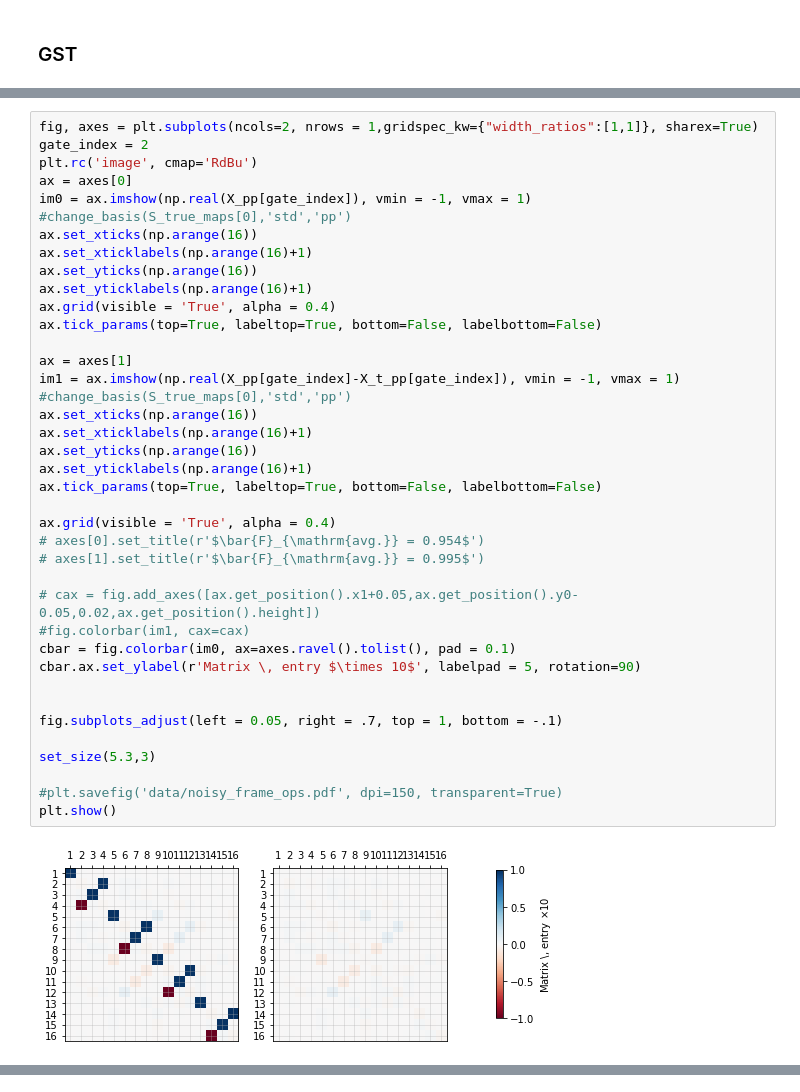
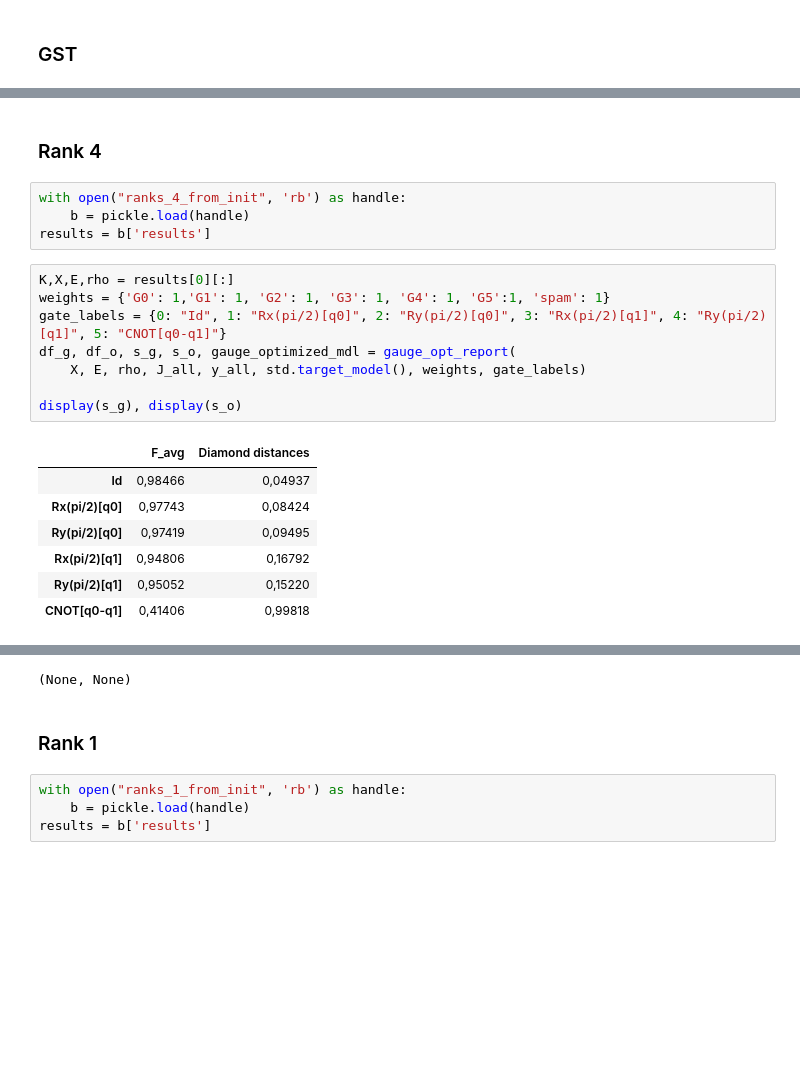
Before and after one commit to rabrie/qibocal, a Jupyter notebook: 2q_exp/2q_gst.ipynb, the cells around one changed output, grey strips where cells are left out. Saved outputs shown, nothing was run; the diff lists cells and outputs as text; blank space fills up the shorter version.

```diff
--- a/2q_exp/2q_gst.ipynb
+++ b/2q_exp/2q_gst.ipynb
@@ -194,39 +114,22 @@ display(s_g), display(s_o)
-# %%
-fig, axes = plt.subplots(ncols=2, nrows = 1,gridspec_kw={"width_ratios":[1,1]}, sharex=True)
-gate_index = 2
-plt.rc('image', cmap='RdBu')
-ax = axes[0]
-im0 = ax.imshow(np.real(X_pp[gate_index]), vmin = -1, vmax = 1) #change_basis(S_true_maps[0],'std','pp')
-ax.set_xticks(np.arange(16))
-ax.set_xticklabels(np.arange(16)+1)
-ax.set_yticks(np.arange(16))
-ax.set_yticklabels(np.arange(16)+1)
-ax.grid(visible = 'True', alpha = 0.4)
-ax.tick_params(top=True, labeltop=True, bottom=False, labelbottom=False)
-
-ax = axes[1]
-im1 = ax.imshow(np.real(X_pp[gate_index]-X_t_pp[gate_index]), vmin = -1, vmax = 1) #change_basis(S_true_maps[0],'std','pp')
-ax.set_xticks(np.arange(16))
-ax.set_xticklabels(np.arange(16)+1)
-ax.set_yticks(np.arange(16))
-ax.set_yticklabels(np.arange(16)+1)
-ax.tick_params(top=True, labeltop=True, bottom=False, labelbottom=False)
-
-ax.grid(visible = 'True', alpha = 0.4)
-# axes[0].set_title(r'$\bar{F}_{\mathrm{avg.}} = 0.954$')
-# axes[1].set_title(r'$\bar{F}_{\mathrm{avg.}} = 0.995$')
-
-# cax = fig.add_axes([ax.get_position().x1+0.05,ax.get_position().y0-0.05,0.02,ax.get_position().height])
-#fig.colorbar(im1, cax=cax)
-cbar = fig.colorbar(im0, ax=axes.ravel().tolist(), pad = 0.1)
-cbar.ax.set_ylabel(r'Matrix \, entry $\times 10$', labelpad = 5, rotation=90)
-
-
-fig.subplots_adjust(left = 0.05, right = .7, top = 1, bottom = -.1)
-
-set_size(5.3,3)
-
-#plt.savefig('data/noisy_frame_ops.pdf', dpi=150, transparent=True)
-plt.show()
-# %% [output]
-[figure, removed]
+# %% [markdown]
+### Rank 4
+# %%
+with open("ranks_4_from_init", 'rb') as handle:
+    b = pickle.load(handle)
+results = b['results']
+# %%
+K,X,E,rho = results[0][:]
+weights = {'G0': 1,'G1': 1, 'G2': 1, 'G3': 1, 'G4': 1, 'G5':1, 'spam': 1}
+gate_labels = {0: "Id", 1: "Rx(pi/2)[q0]", 2: "Ry(pi/2)[q0]", 3: "Rx(pi/2)[q1]", 4: "Ry(pi/2)[q1]", 5: "CNOT[q0-q1]"}
+df_g, df_o, s_g, s_o, gauge_optimized_mdl = gauge_opt_report(
+    X, E, rho, J_all, y_all, std.target_model(), weights, gate_labels)
+
+display(s_g), display(s_o)
+# %% [output]
+|  | F_avg | Diamond distances |
+| Id | 0,98466 | 0,04937 |
+| Rx(pi/2)[q0] | 0,97743 | 0,08424 |
+| Ry(pi/2)[q0] | 0,97419 | 0,09495 |
+| Rx(pi/2)[q1] | 0,94806 | 0,16792 |
+| Ry(pi/2)[q1] | 0,95052 | 0,15220 |
+| CNOT[q0-q1] | 0,41406 | 0,99818 |
@@ -232,0 +138,7 @@ plt.show()
+(None, None)
+# %% [markdown]
+### Rank 1
+# %%
+with open("ranks_1_from_init", 'rb') as handle:
+    b = pickle.load(handle)
+results = b['results']
```
Also changed, not shown: parts of 15 cells of this notebook, 11 other files.
